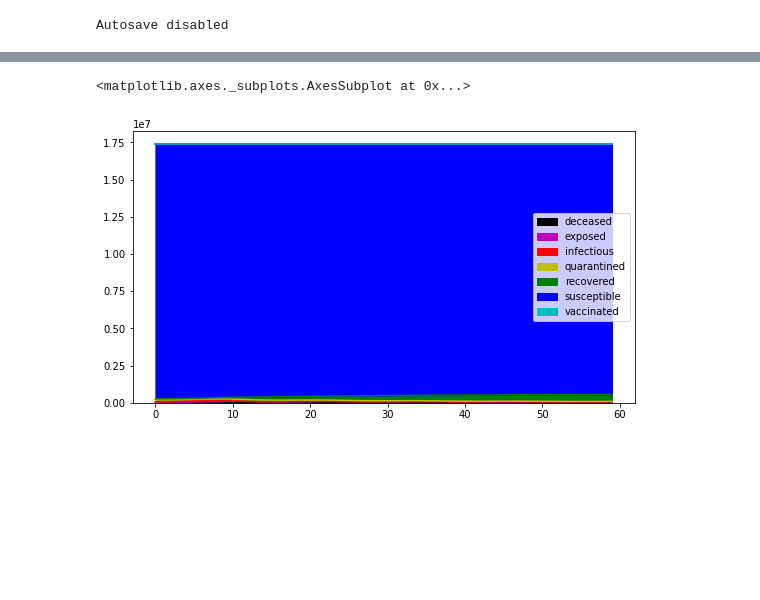
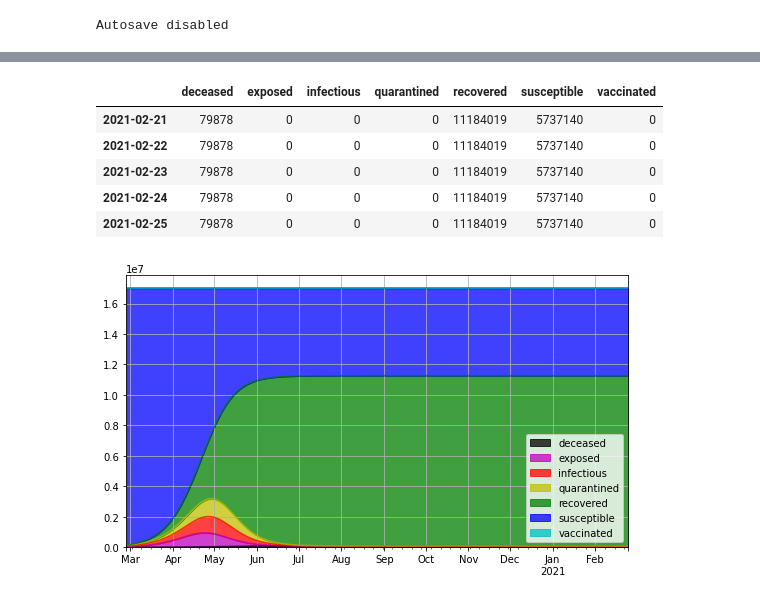
Before and after one commit to samkennerly/covid19, a Jupyter notebook: books/scratch.ipynb, the cells around one changed output, grey strips where cells are left out. Cells and saved outputs as stored; diff of their text form; code cells hidden in the pictures; blank space fills up the shorter version.

```diff
--- a/books/scratch.ipynb
+++ b/books/scratch.ipynb
@@ -64,5 +62,27 @@ data.tail()
-# %%
-data.plot.area(figsize=(9,5), color='kmrygbc')
-# %% [output]
-<matplotlib.axes._subplots.AxesSubplot at 0x...>
-[figure, removed]
+# %%
+kw = dict()
+kw['delay'] = 7
+kw['escape'] = 1 / 4
+kw['fatal'] = 0.007
+kw['size'] = 17_000_000
+kw['vax'] = 0
+
+window = Window(0, 0, 0, 0, *linspace(1, 0, 10))
+window *= 2.5 / window.ratio
+
+days = 365
+index = date_range(real.index.min(), periods=days)
+data = window(**kw).forecast(cases, days)
+data = DataFrame(data, index=index)
+data['deceased'] += real['deceased'].max()
+
+data.plot.area(**plotkw)
+data.tail().astype(int)
+# %% [output]
+|  | deceased | exposed | infectious | quarantined | recovered | susceptible | vaccinated |
+| 2021-02-21 | 79878 | 0 | 0 | 0 | 11184019 | 5737140 | 0 |
+| 2021-02-22 | 79878 | 0 | 0 | 0 | 11184019 | 5737140 | 0 |
+| 2021-02-23 | 79878 | 0 | 0 | 0 | 11184019 | 5737140 | 0 |
+| 2021-02-24 | 79878 | 0 | 0 | 0 | 11184019 | 5737140 | 0 |
+| 2021-02-25 | 79878 | 0 | 0 | 0 | 11184019 | 5737140 | 0 |
+[figure, added]
```
Also changed, not shown: parts of 9 cells of this notebook, 1 other file.
